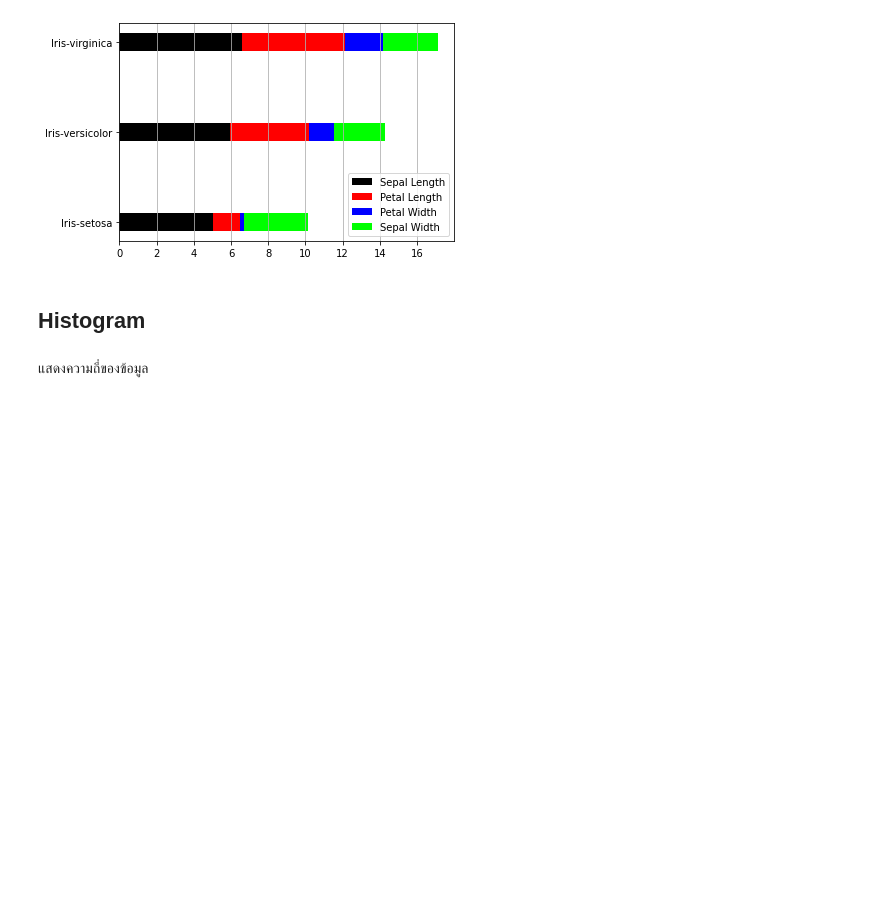
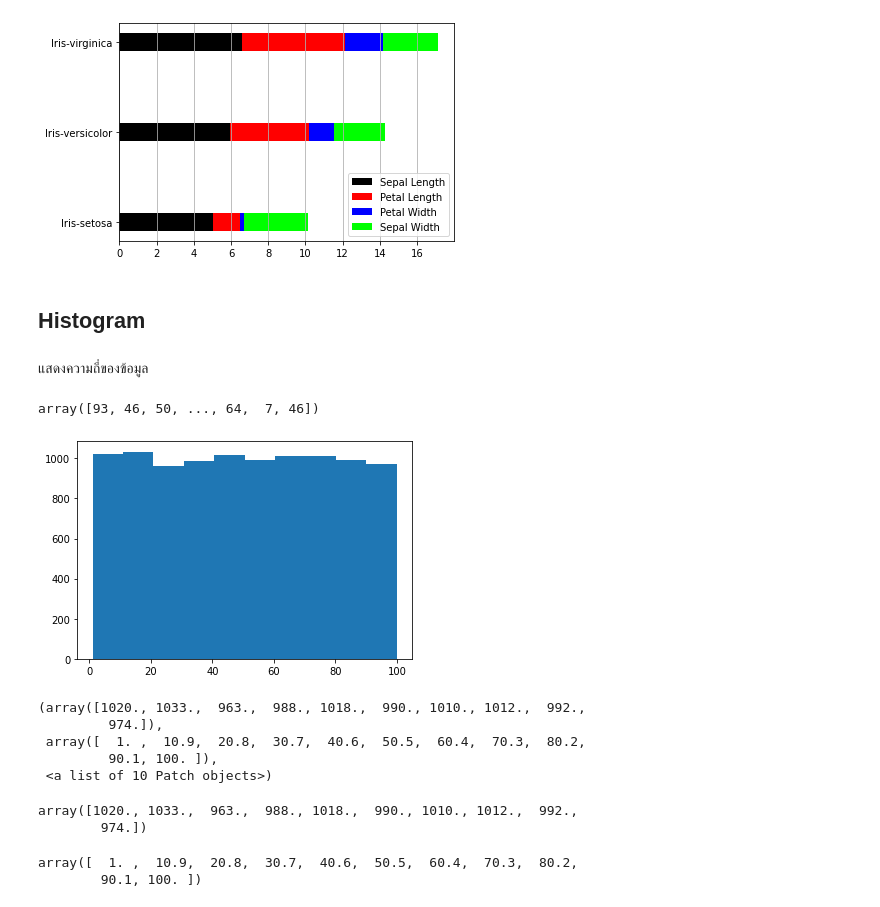
Before and after one commit to chayakonchanlun/data_viz_2022, a Jupyter notebook: DataViz04_Data_Comparison_ipynb.ipynb, the cells around one changed output. Drawn from its saved outputs; the diff is of its cells as text; code cells hidden in the pictures; blank space fills up the shorter version.

```diff
--- a/DataViz04_Data_Comparison_ipynb.ipynb
+++ b/DataViz04_Data_Comparison_ipynb.ipynb
@@ -299,3 +299,33 @@ plt.legend();
 ## Histogram
 # %% [markdown]
 แสดงความถี่ของข้อมูล
+# %%
+np.random.seed(2022)
+
+X= np.random.randint(1,101,10000)
+# %%
+X
+# %% [output]
+array([93, 46, 50, ..., 64,  7, 46])
+# %%
+histout = plt.hist(X)
+# %% [output]
+[figure, added]
+# %%
+histout
+# %% [output]
+(array([1020., 1033.,  963.,  988., 1018.,  990., 1010., 1012.,  992.,
+         974.]),
+ array([  1. ,  10.9,  20.8,  30.7,  40.6,  50.5,  60.4,  70.3,  80.2,
+         90.1, 100. ]),
+ <a list of 10 Patch objects>)
+# %%
+histout[0]
+# %% [output]
+array([1020., 1033.,  963.,  988., 1018.,  990., 1010., 1012.,  992.,
+        974.])
+# %%
+histout[1]
+# %% [output]
+array([  1. ,  10.9,  20.8,  30.7,  40.6,  50.5,  60.4,  70.3,  80.2,
+        90.1, 100. ])
```
Also changed, not shown: parts of 43 cells of this notebook.
